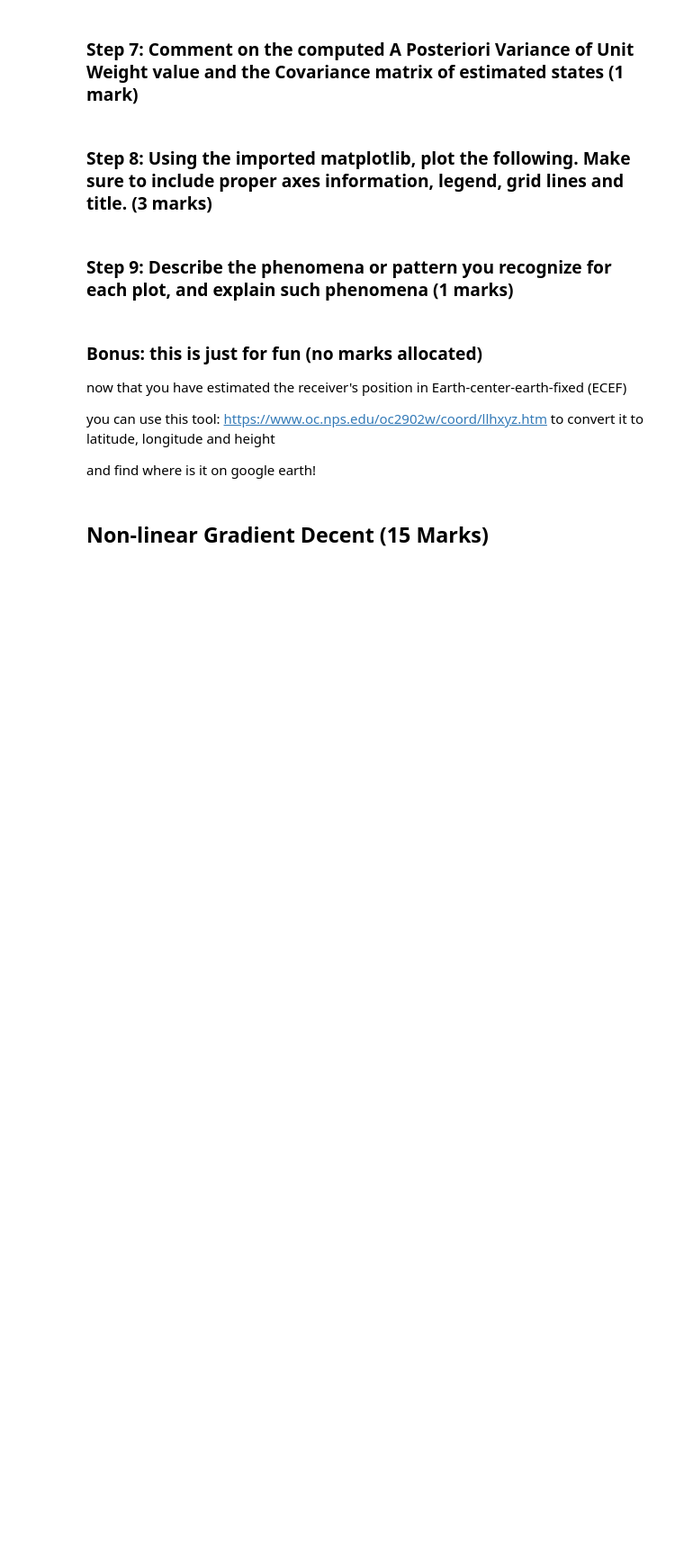
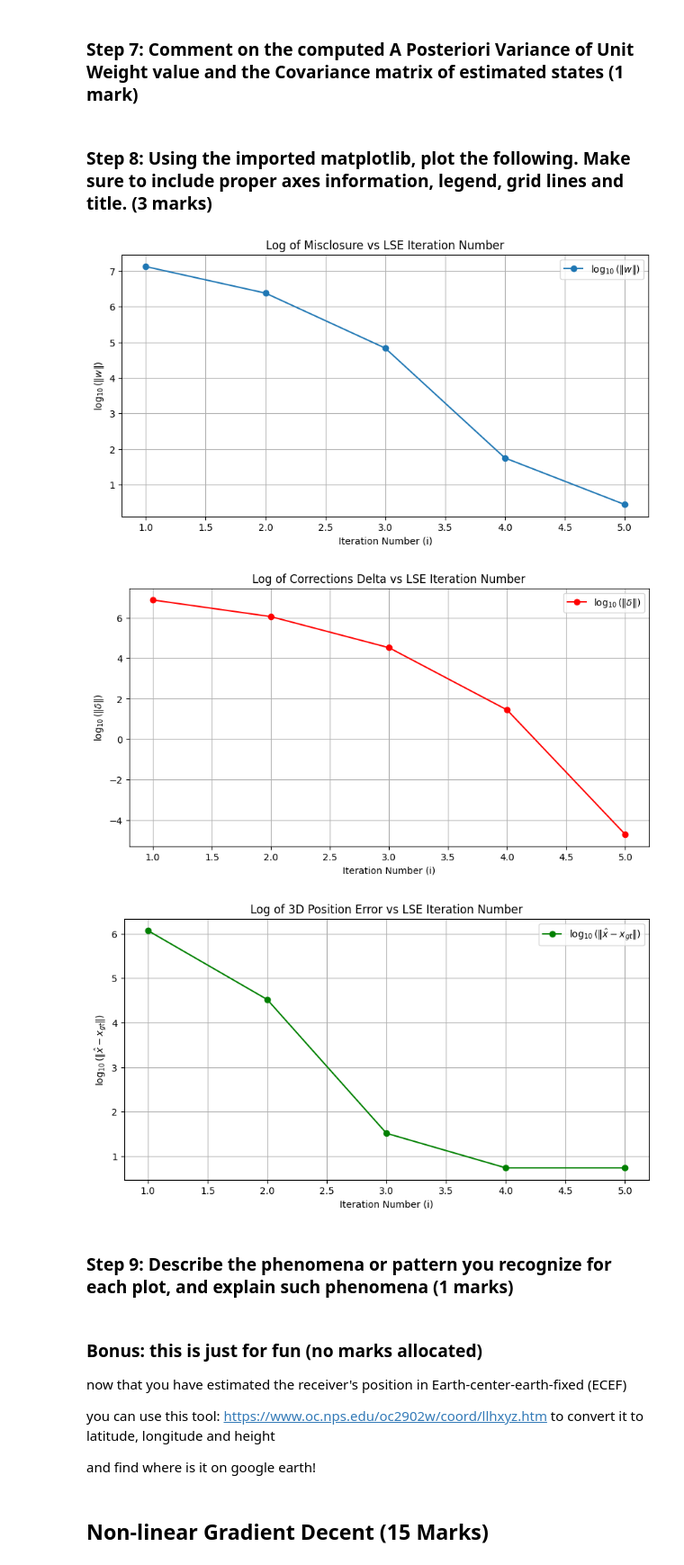
Before and after one commit to hannaginther/ENGG680_2025_Fall, a Jupyter notebook: Lab_Assignment2/Assignment2_Upload.ipynb, the cells around one changed output. Shown at 90% size. Cells and saved outputs as stored; diff of their text form; code cells hidden in the pictures; blank space fills up the shorter version.

```diff
--- a/Lab_Assignment2/Assignment2_Upload.ipynb
+++ b/Lab_Assignment2/Assignment2_Upload.ipynb
@@ -222,7 +222,7 @@ def design_matrix(receiver_pos, satellite_pos, distance):
     """
     # compute differences between satellite and receiver coordinates
     #(numerator for partial derivatives)
-    diff = satellite_pos - receiver_pos # shape (n,3)
+    diff = receiver_pos - satellite_pos # shape (n,3)
 
     # Initialize design matrix
     A = np.empty((satellite_pos.shape[0], 4))
@@ -253,7 +253,7 @@ while np.linalg.norm(delta[:3]) >= 0.008:
 
        # compute the misclosure array w
        # (0.5 marks)
-       w = pseudorange[:, 1] - (distance + x_hat[3])
+       w = pseudorange[:, 1] - (distance - x_hat[3])
 
        # compute the corrections delta
        # (0.5 marks)
@@ -376,3 +461,45 @@ Final Corrections (delta):
+# %%
+w_norm = np.array([np.linalg.norm(w) for w in arr_w])
+delta_norm = np.array([np.linalg.norm(d[:3]) for d in arr_delta])
+err_norm = np.array(arr_err_pos)
+iters = np.array(arr_i)
+
+# 1. Plot log of the misclosure w against the LSQ iteration number i
+# (1 marks)
+plt.figure(figsize=(10, 5))
+plt.plot(iters, np.log10(w_norm), marker = 'o', label=r'$\log_{10}(\|w\|)$')
+plt.xlabel('Iteration Number (i)')
+plt.ylabel(r'$\log_{10}(\|w\|)$')
+plt.title('Log of Misclosure vs LSE Iteration Number')
+plt.grid(True)
+plt.legend()
+plt.show()
+
+# 2. Plot log of the corrections delta against the LSQ iteration number i
+# (1 marks)
+plt.figure(figsize=(10, 5))
+plt.plot(iters, np.log10(delta_norm), marker='o', color='red', label=r'$\log_{10}(\|\delta\|)$')
+plt.xlabel('Iteration Number (i)')
+plt.ylabel(r'$\log_{10}(\|\delta\|)$')
+plt.title('Log of Corrections Delta vs LSE Iteration Number')
+plt.grid(True)
+plt.legend()
+plt.show()
+
+# 3. Plot log of the 3D position errors against the LSQ iteration number i
+# (1 marks)
+plt.figure(figsize=(10, 5))
+plt.plot(iters, np.log10(err_norm), marker='o', color='green', label=r'$\log_{10}(\|\hat{x} - x_{gt}\|)$')
+plt.xlabel('Iteration Number (i)')
+plt.ylabel(r'$\log_{10}(\|\hat{x} - x_{gt}\|)$')
+plt.title('Log of 3D Position Error vs LSE Iteration Number')
+plt.grid(True)
+plt.legend()
+plt.show()
+# %% [output]
+[figure, added]
+[figure, added]
+[figure, added]
 # %% [markdown]
 ### Step 9: Describe the phenomena or pattern you recognize for each plot, and explain such phenomena (1 marks)
 # %%
```
Also changed, not shown: parts of 6 cells of this notebook.
